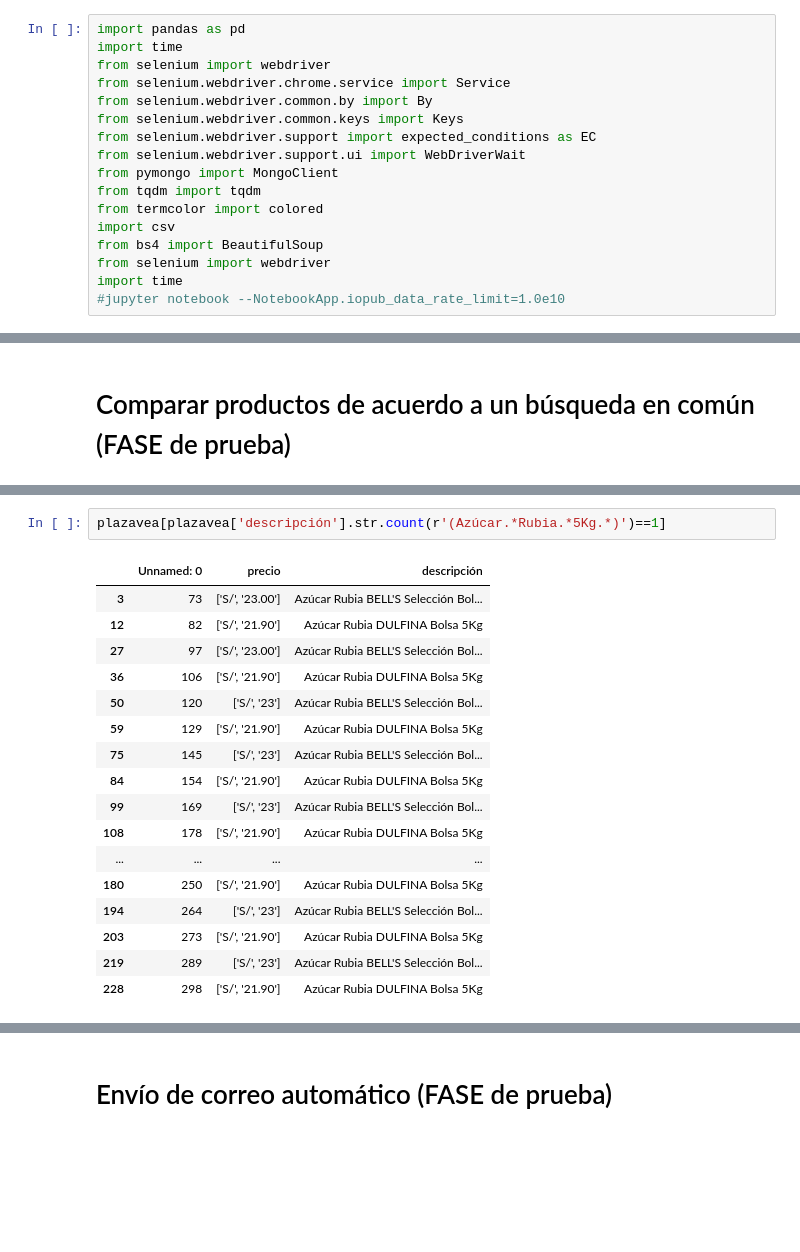
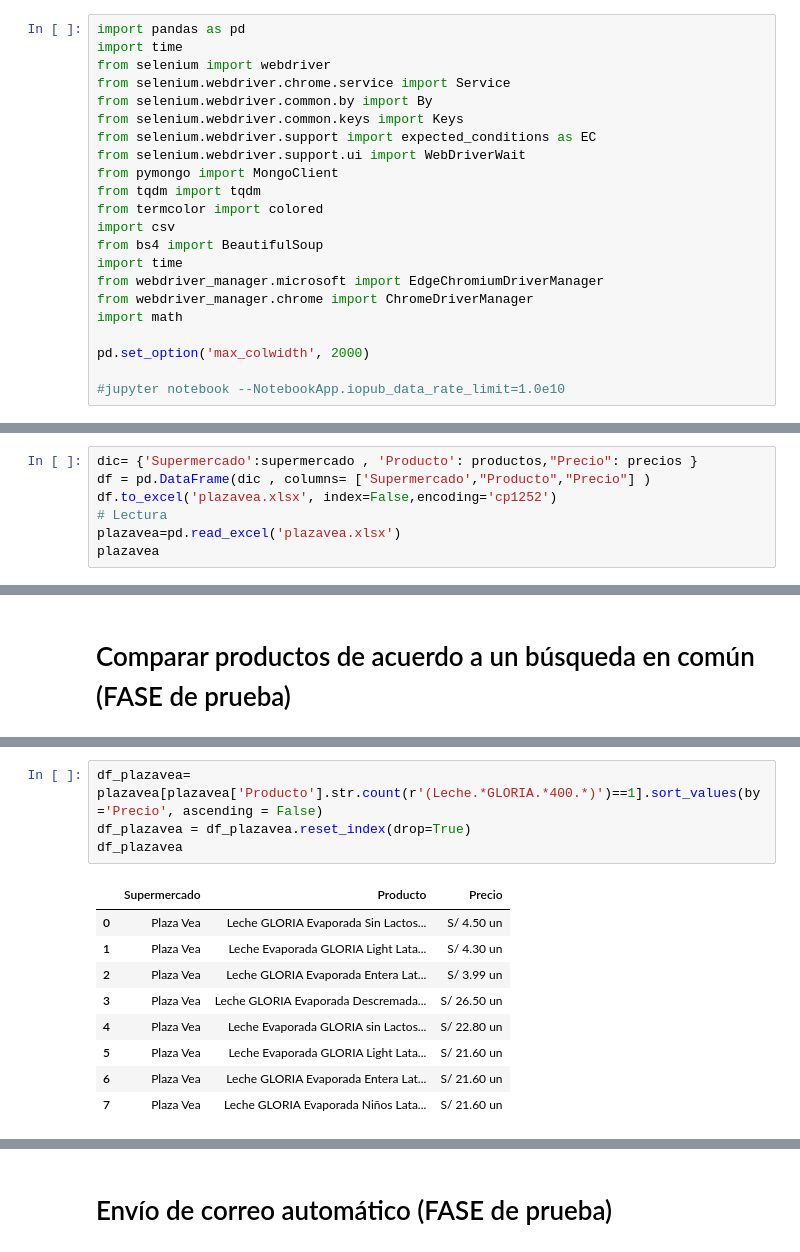
Before and after one commit to Jorgelgnacio/TRABAJO_FINAL_LP2, a Jupyter notebook: TRABAJO_FINAL_LP2.ipynb, the cells around one changed output, grey strips where cells are left out. Drawn from its saved outputs; the diff is of its cells as text; blank space fills up the shorter version.

```diff
--- a/TRABAJO_FINAL_LP2.ipynb
+++ b/TRABAJO_FINAL_LP2.ipynb
@@ -29,8 +29,13 @@ from tqdm import tqdm
 from termcolor import colored
 import csv
 from bs4 import BeautifulSoup
-from selenium import webdriver
 import time
+from webdriver_manager.microsoft import EdgeChromiumDriverManager
+from webdriver_manager.chrome import ChromeDriverManager
+import math
+
+pd.set_option('max_colwidth', 2000)
+
 #jupyter notebook --NotebookApp.iopub_data_rate_limit=1.0e10
 # %% [markdown]
 # Documentación de la nueva actualización de Selenium
@@ -403,0 +312,7 @@ plazavea
+# %%
+dic= {'Supermercado':supermercado , 'Producto': productos,"Precio": precios }
+df = pd.DataFrame(dic , columns= ['Supermercado',"Producto","Precio"] )
+df.to_excel('plazavea.xlsx', index=False,encoding='cp1252')
+# Lectura
+plazavea=pd.read_excel('plazavea.xlsx')
+plazavea
@@ -424,20 +368,14 @@ metro[metro['Producto'].str.count(r'(Azúcar.*Rubia.*5.*kg.*)')==1]
 # %%
-plazavea[plazavea['descripción'].str.count(r'(Azúcar.*Rubia.*5Kg.*)')==1]
+df_plazavea= plazavea[plazavea['Producto'].str.count(r'(Leche.*GLORIA.*400.*)')==1].sort_values(by='Precio', ascending = False)
+df_plazavea = df_plazavea.reset_index(drop=True)
+df_plazavea
 # %% [output]
-|  | Unnamed: 0 | precio | descripción |
-| 3 | 73 | ['S/', '23.00'] | Azúcar Rubia BELL'S Selección Bol... |
-| 12 | 82 | ['S/', '21.90'] | Azúcar Rubia DULFINA Bolsa 5Kg |
-| 27 | 97 | ['S/', '23.00'] | Azúcar Rubia BELL'S Selección Bol... |
-| 36 | 106 | ['S/', '21.90'] | Azúcar Rubia DULFINA Bolsa 5Kg |
-| 50 | 120 | ['S/', '23'] | Azúcar Rubia BELL'S Selección Bol... |
-| 59 | 129 | ['S/', '21.90'] | Azúcar Rubia DULFINA Bolsa 5Kg |
-| 75 | 145 | ['S/', '23'] | Azúcar Rubia BELL'S Selección Bol... |
-| 84 | 154 | ['S/', '21.90'] | Azúcar Rubia DULFINA Bolsa 5Kg |
-| 99 | 169 | ['S/', '23'] | Azúcar Rubia BELL'S Selección Bol... |
-| 108 | 178 | ['S/', '21.90'] | Azúcar Rubia DULFINA Bolsa 5Kg |
-| ... | ... | ... | ... |
-| 180 | 250 | ['S/', '21.90'] | Azúcar Rubia DULFINA Bolsa 5Kg |
-| 194 | 264 | ['S/', '23'] | Azúcar Rubia BELL'S Selección Bol... |
-| 203 | 273 | ['S/', '21.90'] | Azúcar Rubia DULFINA Bolsa 5Kg |
-| 219 | 289 | ['S/', '23'] | Azúcar Rubia BELL'S Selección Bol... |
-| 228 | 298 | ['S/', '21.90'] | Azúcar Rubia DULFINA Bolsa 5Kg |
+|  | Supermercado | Producto | Precio |
+| 0 | Plaza Vea | Leche GLORIA Evaporada Sin Lactos... | S/ 4.50 un |
+| 1 | Plaza Vea | Leche Evaporada GLORIA Light Lata... | S/ 4.30 un |
+| 2 | Plaza Vea | Leche GLORIA Evaporada Entera Lat... | S/ 3.99 un |
+| 3 | Plaza Vea | Leche GLORIA Evaporada Descremada... | S/ 26.50 un |
+| 4 | Plaza Vea | Leche Evaporada GLORIA sin Lactos... | S/ 22.80 un |
+| 5 | Plaza Vea | Leche Evaporada GLORIA Light Lata... | S/ 21.60 un |
+| 6 | Plaza Vea | Leche GLORIA Evaporada Entera Lat... | S/ 21.60 un |
+| 7 | Plaza Vea | Leche GLORIA Evaporada Niños Lata... | S/ 21.60 un |
```
Also changed, not shown: parts of 55 cells of this notebook, 6 other files.
